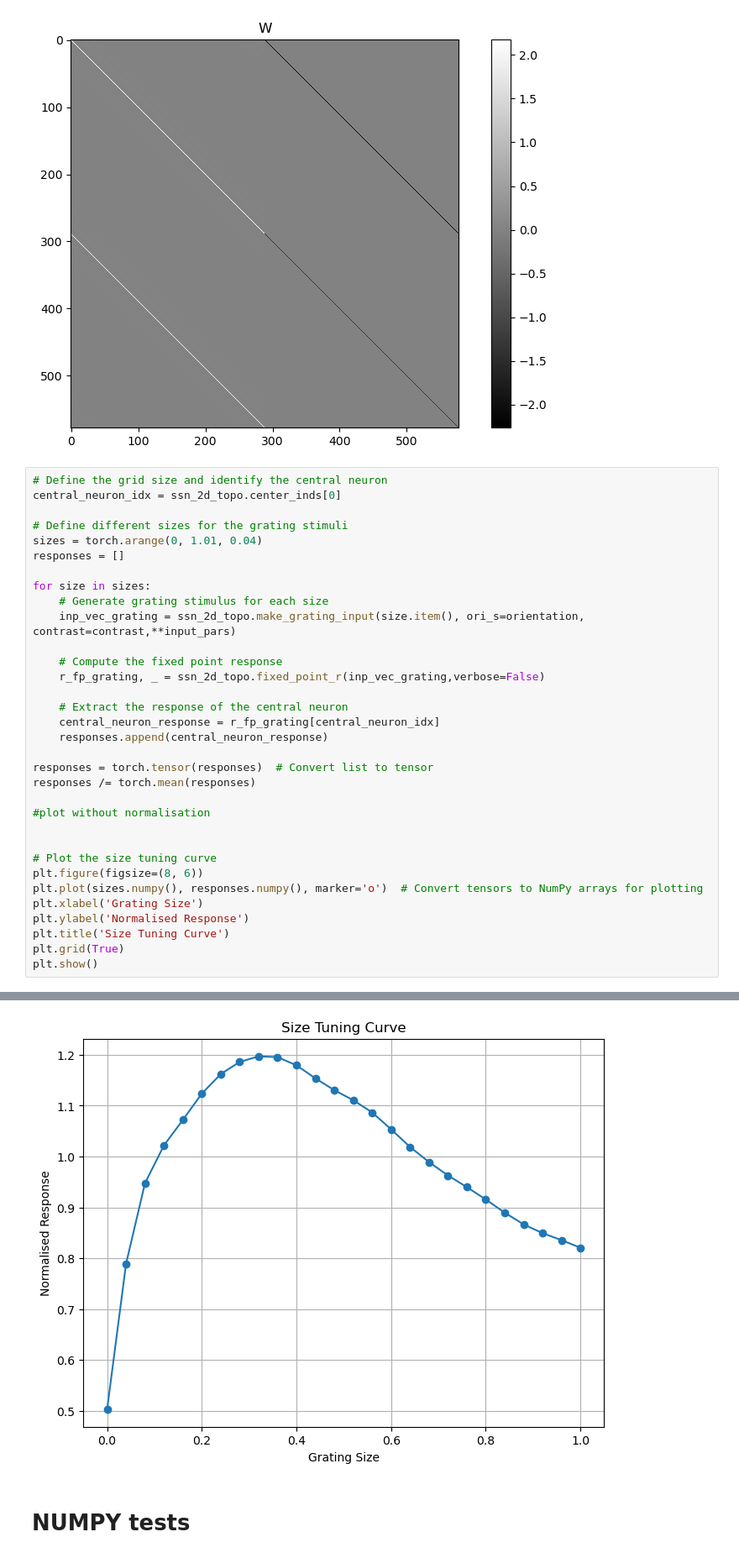
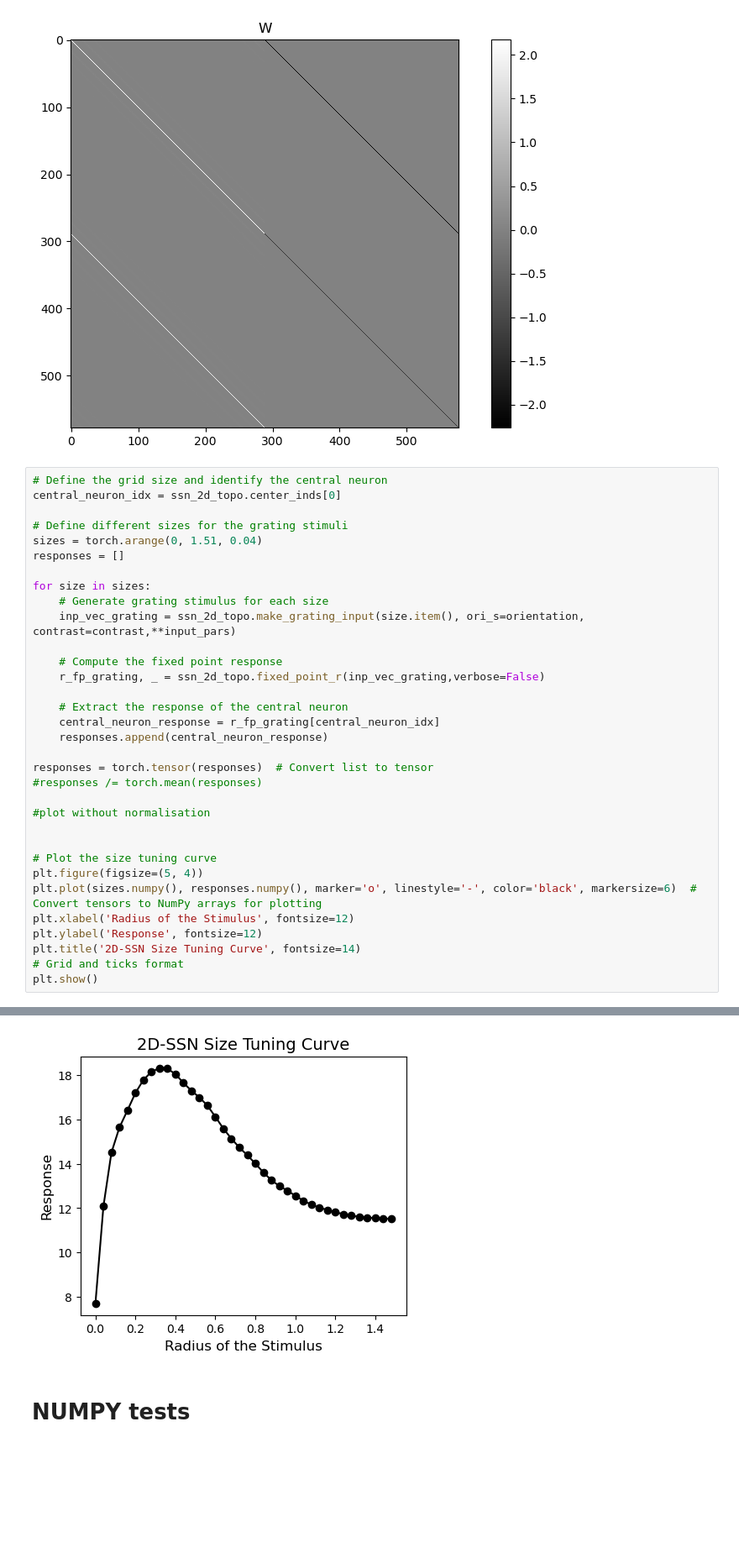
Before and after one commit to NandiniShiralkar/IIB-Project, a Jupyter notebook: SSN/main.ipynb, the cells around one changed output, grey strips where cells are left out. Shown at 84% size. Cells and saved outputs as stored; diff of their text form; blank space fills up the shorter version.

```diff
--- a/SSN/main.ipynb
+++ b/SSN/main.ipynb
@@ -112,7 +209,7 @@ plt.show()
 central_neuron_idx = ssn_2d_topo.center_inds[0]
 
 # Define different sizes for the grating stimuli
-sizes = torch.arange(0, 1.01, 0.04)
+sizes = torch.arange(0, 1.51, 0.04)
 responses = []
 
 for size in sizes:
@@ -127,17 +224,17 @@ for size in sizes:
     responses.append(central_neuron_response)
 
 responses = torch.tensor(responses)  # Convert list to tensor
-responses /= torch.mean(responses)
+#responses /= torch.mean(responses)
 
 #plot without normalisation
 
 
 # Plot the size tuning curve
-plt.figure(figsize=(8, 6))
-plt.plot(sizes.numpy(), responses.numpy(), marker='o')  # Convert tensors to NumPy arrays for plotting
-plt.xlabel('Grating Size')
-plt.ylabel('Normalised Response')
-plt.title('Size Tuning Curve')
-plt.grid(True)
+plt.figure(figsize=(5, 4))
+plt.plot(sizes.numpy(), responses.numpy(), marker='o', linestyle='-', color='black', markersize=6)  # Convert tensors to NumPy arrays for plotting
+plt.xlabel('Radius of the Stimulus', fontsize=12)
+plt.ylabel('Response', fontsize=12)
+plt.title('2D-SSN Size Tuning Curve', fontsize=14)
+# Grid and ticks format
 plt.show()
 # %% [output]
@@ -161,4 +258,4 @@ Type of self.W: torch.float6
-[figure, old version]
+[figure, new version]
 # %% [markdown]
 # NUMPY tests
 # %%
```
Also changed, not shown: parts of 11 cells of this notebook, 11 other files.
